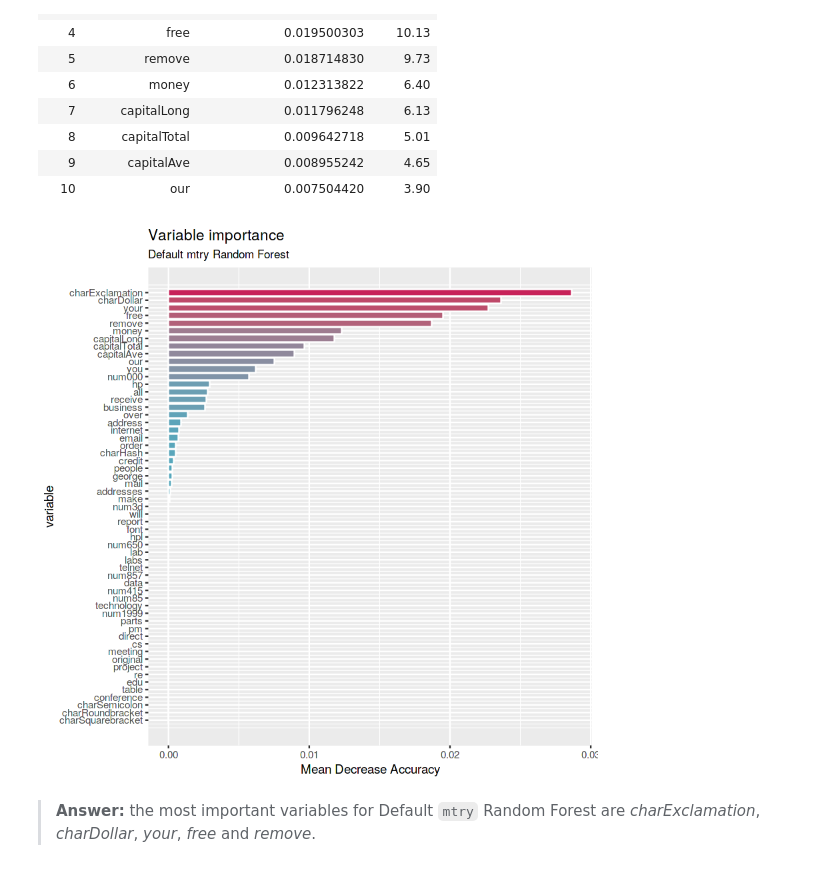
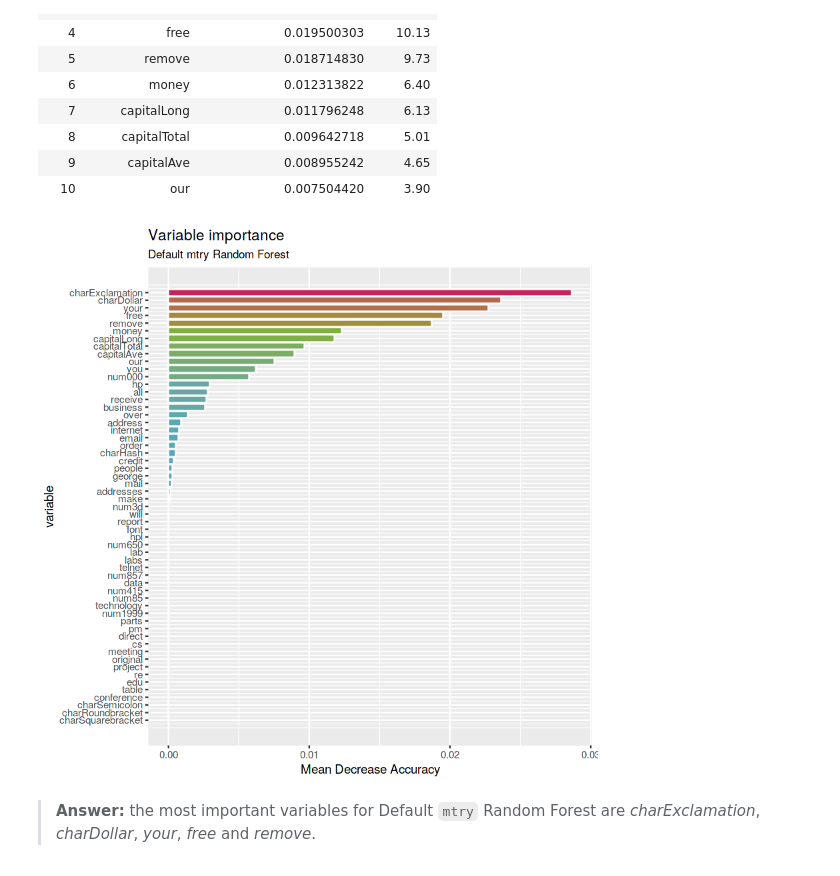
Before and after one commit to guzmanlopez/ACRRF_course, a Jupyter notebook: trabajo-final.ipynb, the cells around one changed output. Saved outputs shown, nothing was run; the diff lists cells and outputs as text; code cells hidden in the pictures.

```diff
--- a/trabajo-final.ipynb
+++ b/trabajo-final.ipynb
@@ -1065,13 +1065,13 @@ imp.defstump %>% top_n(10, MeanDecreaseAccuracy)
 # %%
 # Plot the variables by importance
 ggplot(imp.defstump) +
 geom_col(aes(x = -rank, y = MeanDecreaseAccuracy, fill = MeanDecreaseAccuracy), color = "white", show.legend = FALSE) +
 labs(x = "variable", y = "Mean Decrease Accuracy", title = "Variable importance", subtitle = "Default mtry Random Forest") +
 scale_x_continuous(labels = imp.defstump$variable, breaks = -imp.defstump$rank) +
-scale_fill_gradient(low = blue, high = red) +
+scale_fill_gradientn(colours = c(blue, green, red)) +
 coord_flip()
 # %% [output]
-[figure, old version]
+[figure, new version]
 # %% [markdown]
 > **Answer:** the most important variables for Default `mtry` Random Forest are *charExclamation*, *charDollar*, *your*, *free* and *remove*.
 # %% [markdown]
```
Also changed, not shown: parts of 9 cells of this notebook.
